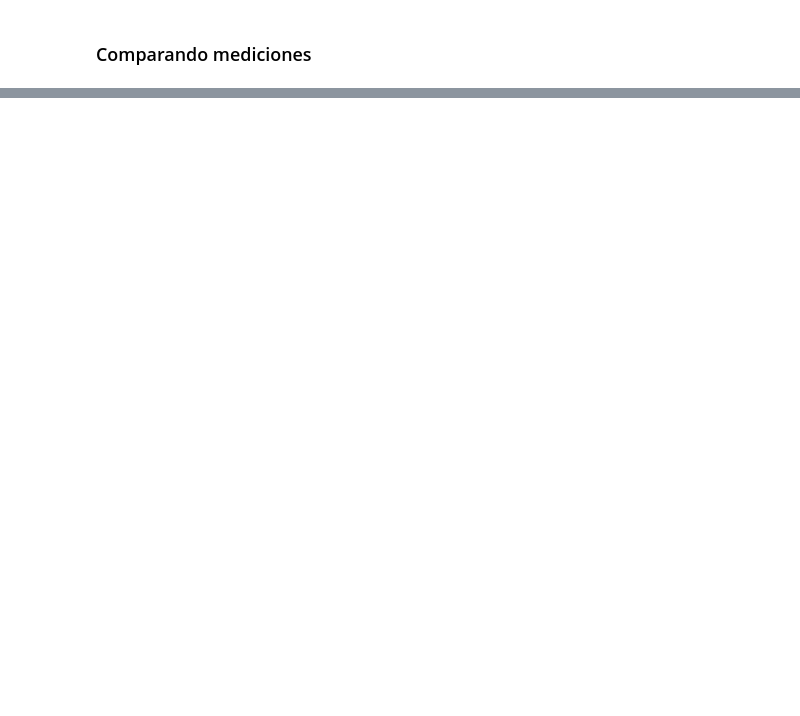
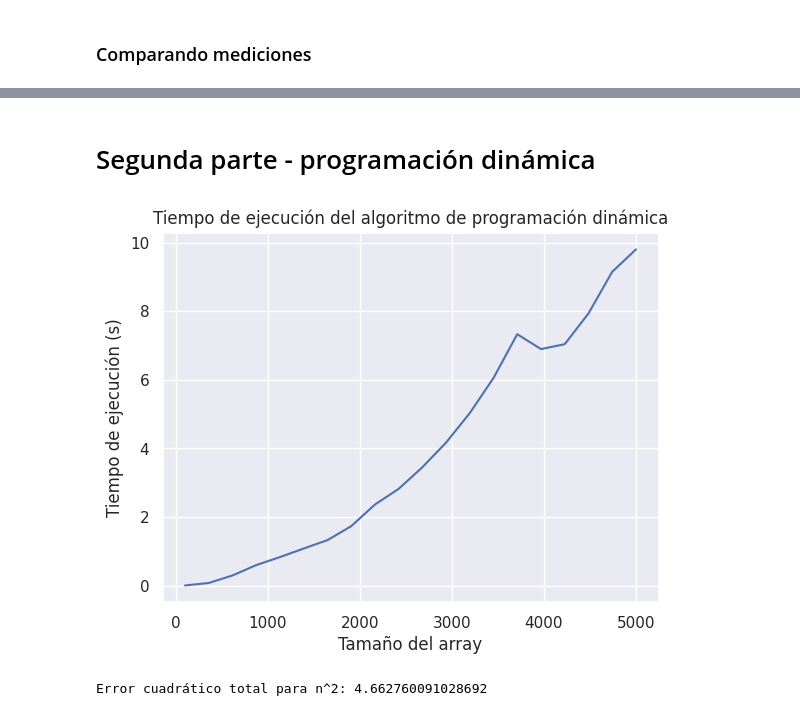
Before and after one commit to Akselas/TDA_TP_INTEGRADOR, a Jupyter notebook: mediciones.ipynb, the cells around one changed output, grey strips where cells are left out. Saved outputs shown, nothing was run; the diff lists cells and outputs as text; code cells hidden in the pictures; blank space fills up the shorter version.

```diff
--- a/mediciones.ipynb
+++ b/mediciones.ipynb
@@ -184,0 +148,2 @@ None
+# %% [markdown]
+# Segunda parte - programación dinámica
@@ -184,0 +152,27 @@ None
+# %%
+def get_random_array(size: int):
+    return np.random.randint(0, 2000, size)
+
+x = np.linspace(100, 5_000, 20).astype(int)
+
+
+results = time_algorithm(elecciones_hermanos, x, lambda s: [get_random_array(s)])
+# %%
+ax: plt.Axes
+fig, ax = plt.subplots()
+ax.plot(x, [results[i] for i in x], label="Medición")
+ax.set_title('Tiempo de ejecución del algoritmo de programación dinámica')
+ax.set_xlabel('Tamaño del array')
+ax.set_ylabel('Tiempo de ejecución (s)')
+None
+# %% [output]
+[figure, added]
+# %%
+f_n2 = lambda x, c1, c2: c1 * x**2 + c2
+c, _ = sp.optimize.curve_fit(f_n2, x, [results[n] for n in x])
+
+errors = [np.abs(c[0] * n**2 + c[1] - results[n]) for n in x]
+
+print(f"Error cuadrático total para n^2: {np.sum(np.power(errors, 2))}")
+# %% [output]
+Error cuadrático total para n^2: 4.662760091028692
```
Also changed, not shown: parts of 17 cells of this notebook, 5 other files.
